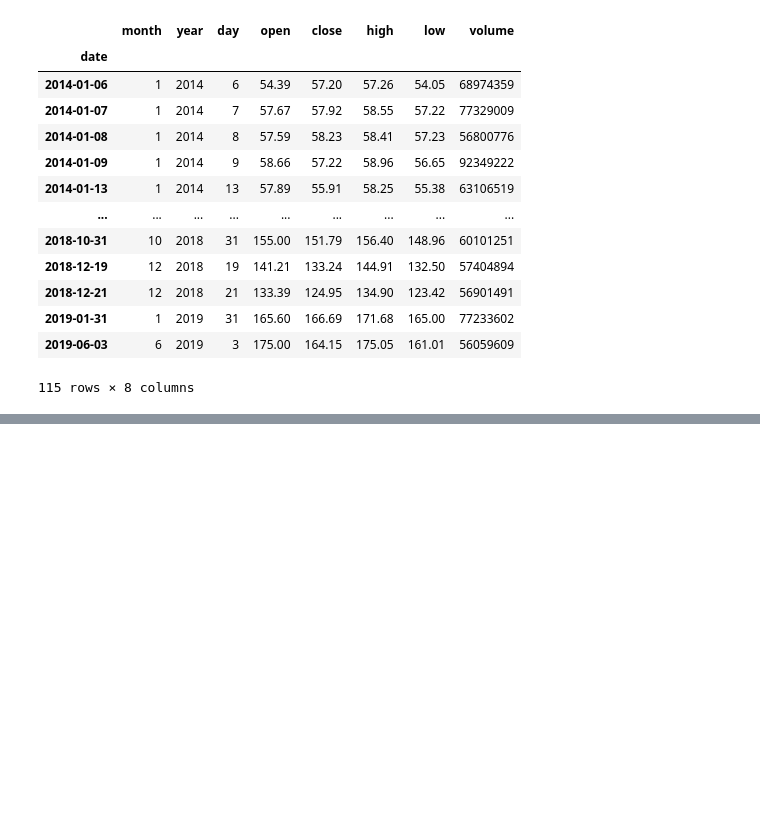
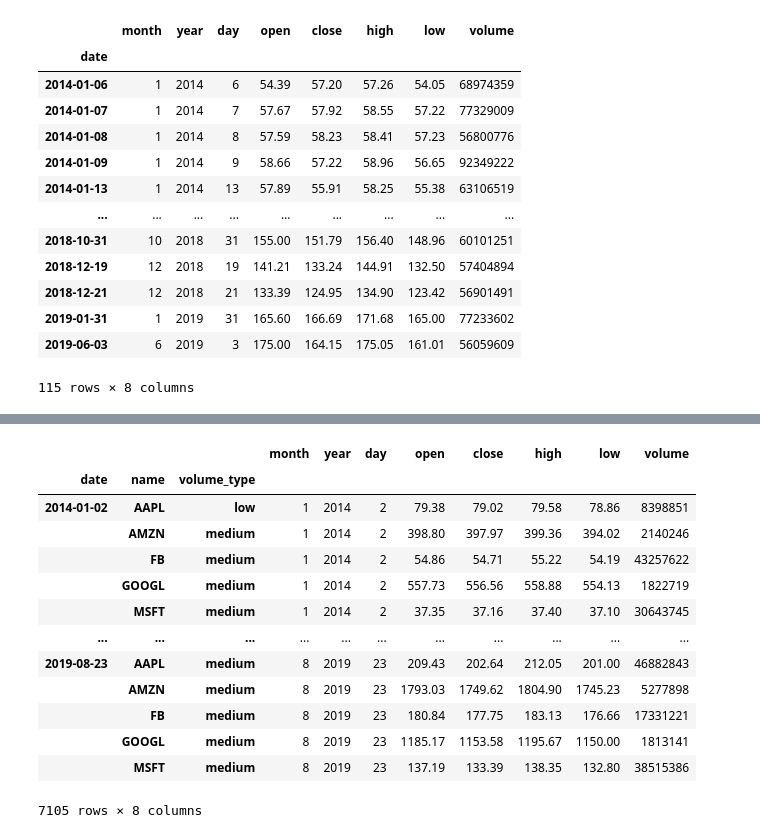
Before and after one commit to TomaszBury/The-ultimate-pandas-bootcamp-advanced-python-data-analysis, a Jupyter notebook: section_07/multi_dimensional.ipynb, the cells around one changed output, grey strips where cells are left out. Cells and saved outputs as stored; diff of their text form; code cells hidden in the pictures; blank space fills up the shorter version.

```diff
--- a/section_07/multi_dimensional.ipynb
+++ b/section_07/multi_dimensional.ipynb
@@ -1131,0 +1144,17 @@ tech.xs(level=(2,1),key=('high','FB'))
+# %%
+tech.sort_index()
+# %% [output]
+|  |  |  | month | year | day | open | close | high | low | volume |
+| date | name | volume_type |  |  |  |  |  |  |  |  |
+| 2014-01-02 | AAPL | low | 1 | 2014 | 2 | 79.38 | 79.02 | 79.58 | 78.86 | 8398851 |
+|  | AMZN | medium | 1 | 2014 | 2 | 398.80 | 397.97 | 399.36 | 394.02 | 2140246 |
+|  | FB | medium | 1 | 2014 | 2 | 54.86 | 54.71 | 55.22 | 54.19 | 43257622 |
+|  | GOOGL | medium | 1 | 2014 | 2 | 557.73 | 556.56 | 558.88 | 554.13 | 1822719 |
+|  | MSFT | medium | 1 | 2014 | 2 | 37.35 | 37.16 | 37.40 | 37.10 | 30643745 |
+| ... | ... | ... | ... | ... | ... | ... | ... | ... | ... | ... |
+| 2019-08-23 | AAPL | medium | 8 | 2019 | 23 | 209.43 | 202.64 | 212.05 | 201.00 | 46882843 |
+|  | AMZN | medium | 8 | 2019 | 23 | 1793.03 | 1749.62 | 1804.90 | 1745.23 | 5277898 |
+|  | FB | medium | 8 | 2019 | 23 | 180.84 | 177.75 | 183.13 | 176.66 | 17331221 |
+|  | GOOGL | medium | 8 | 2019 | 23 | 1185.17 | 1153.58 | 1195.67 | 1150.00 | 1813141 |
+|  | MSFT | medium | 8 | 2019 | 23 | 137.19 | 133.39 | 138.35 | 132.80 | 38515386 |
+7105 rows × 8 columns
```
Also changed, not shown: parts of 13 cells of this notebook, 1 other file.
